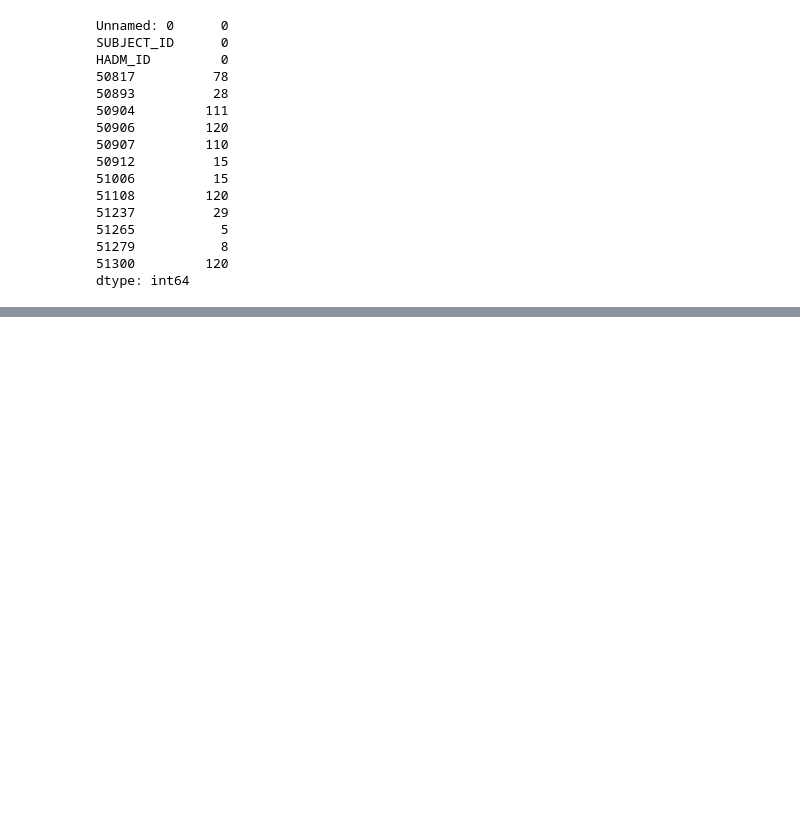
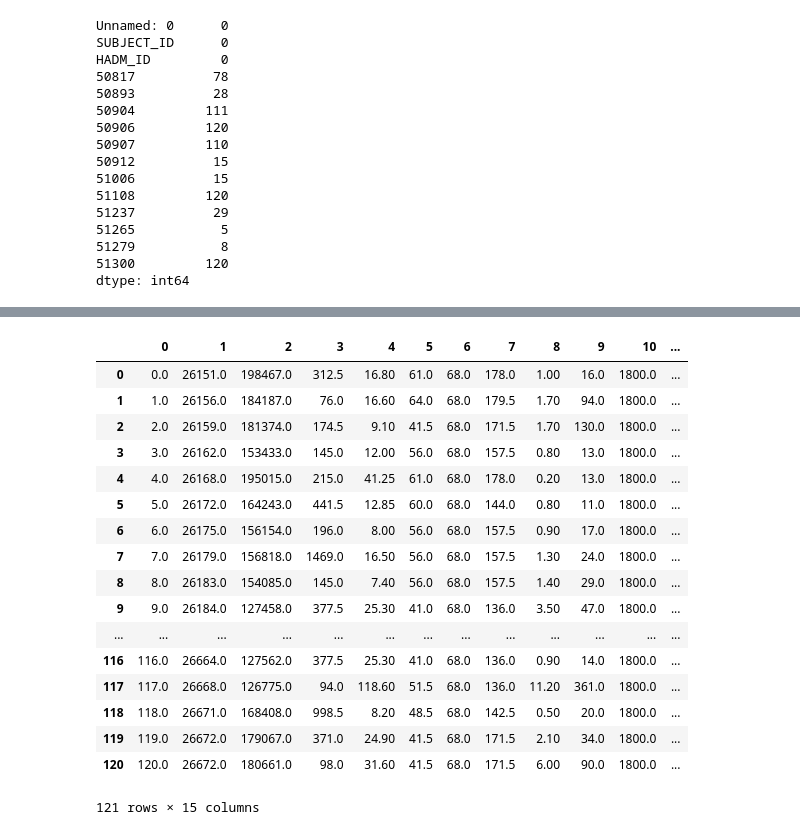
Before and after one commit to apimplaskar/csm185-project, a Jupyter notebook: DataCreation.ipynb, the cells around one changed output, grey strips where cells are left out. Drawn from its saved outputs; the diff is of its cells as text; code cells hidden in the pictures; blank space fills up the shorter version.

```diff
--- a/DataCreation.ipynb
+++ b/DataCreation.ipynb
@@ -454,0 +453,3 @@ ValueError: Input contains NaN, infinity or a value too large for dtype('float64
+# %%
+eventsKNN = pd.read_csv("../Data/condensedLabEventsData.csv")
+eventsKNN.head()
@@ -454,0 +482,22 @@ ValueError: Input contains NaN, infinity or a value too large for dtype('float64
+# %%
+knn = KNNImputer(n_neighbors = 2)
+pd.DataFrame(knn.fit_transform(eventsKNN))
+# %% [output]
+|  | 0 | 1 | 2 | 3 | 4 | 5 | 6 | 7 | 8 | 9 | 10 | ... |
+| 0 | 0.0 | 26151.0 | 198467.0 | 312.5 | 16.80 | 61.0 | 68.0 | 178.0 | 1.00 | 16.0 | 1800.0 | ... |
+| 1 | 1.0 | 26156.0 | 184187.0 | 76.0 | 16.60 | 64.0 | 68.0 | 179.5 | 1.70 | 94.0 | 1800.0 | ... |
+| 2 | 2.0 | 26159.0 | 181374.0 | 174.5 | 9.10 | 41.5 | 68.0 | 171.5 | 1.70 | 130.0 | 1800.0 | ... |
+| 3 | 3.0 | 26162.0 | 153433.0 | 145.0 | 12.00 | 56.0 | 68.0 | 157.5 | 0.80 | 13.0 | 1800.0 | ... |
+| 4 | 4.0 | 26168.0 | 195015.0 | 215.0 | 41.25 | 61.0 | 68.0 | 178.0 | 0.20 | 13.0 | 1800.0 | ... |
+| 5 | 5.0 | 26172.0 | 164243.0 | 441.5 | 12.85 | 60.0 | 68.0 | 144.0 | 0.80 | 11.0 | 1800.0 | ... |
+| 6 | 6.0 | 26175.0 | 156154.0 | 196.0 | 8.00 | 56.0 | 68.0 | 157.5 | 0.90 | 17.0 | 1800.0 | ... |
+| 7 | 7.0 | 26179.0 | 156818.0 | 1469.0 | 16.50 | 56.0 | 68.0 | 157.5 | 1.30 | 24.0 | 1800.0 | ... |
+| 8 | 8.0 | 26183.0 | 154085.0 | 145.0 | 7.40 | 56.0 | 68.0 | 157.5 | 1.40 | 29.0 | 1800.0 | ... |
+| 9 | 9.0 | 26184.0 | 127458.0 | 377.5 | 25.30 | 41.0 | 68.0 | 136.0 | 3.50 | 47.0 | 1800.0 | ... |
+| ... | ... | ... | ... | ... | ... | ... | ... | ... | ... | ... | ... | ... |
+| 116 | 116.0 | 26664.0 | 127562.0 | 377.5 | 25.30 | 41.0 | 68.0 | 136.0 | 0.90 | 14.0 | 1800.0 | ... |
+| 117 | 117.0 | 26668.0 | 126775.0 | 94.0 | 118.60 | 51.5 | 68.0 | 136.0 | 11.20 | 361.0 | 1800.0 | ... |
+| 118 | 118.0 | 26671.0 | 168408.0 | 998.5 | 8.20 | 48.5 | 68.0 | 142.5 | 0.50 | 20.0 | 1800.0 | ... |
+| 119 | 119.0 | 26672.0 | 179067.0 | 371.0 | 24.90 | 41.5 | 68.0 | 171.5 | 2.10 | 34.0 | 1800.0 | ... |
+| 120 | 120.0 | 26672.0 | 180661.0 | 98.0 | 31.60 | 41.5 | 68.0 | 171.5 | 6.00 | 90.0 | 1800.0 | ... |
+121 rows × 15 columns
```
Also changed, not shown: parts of 6 cells of this notebook.
